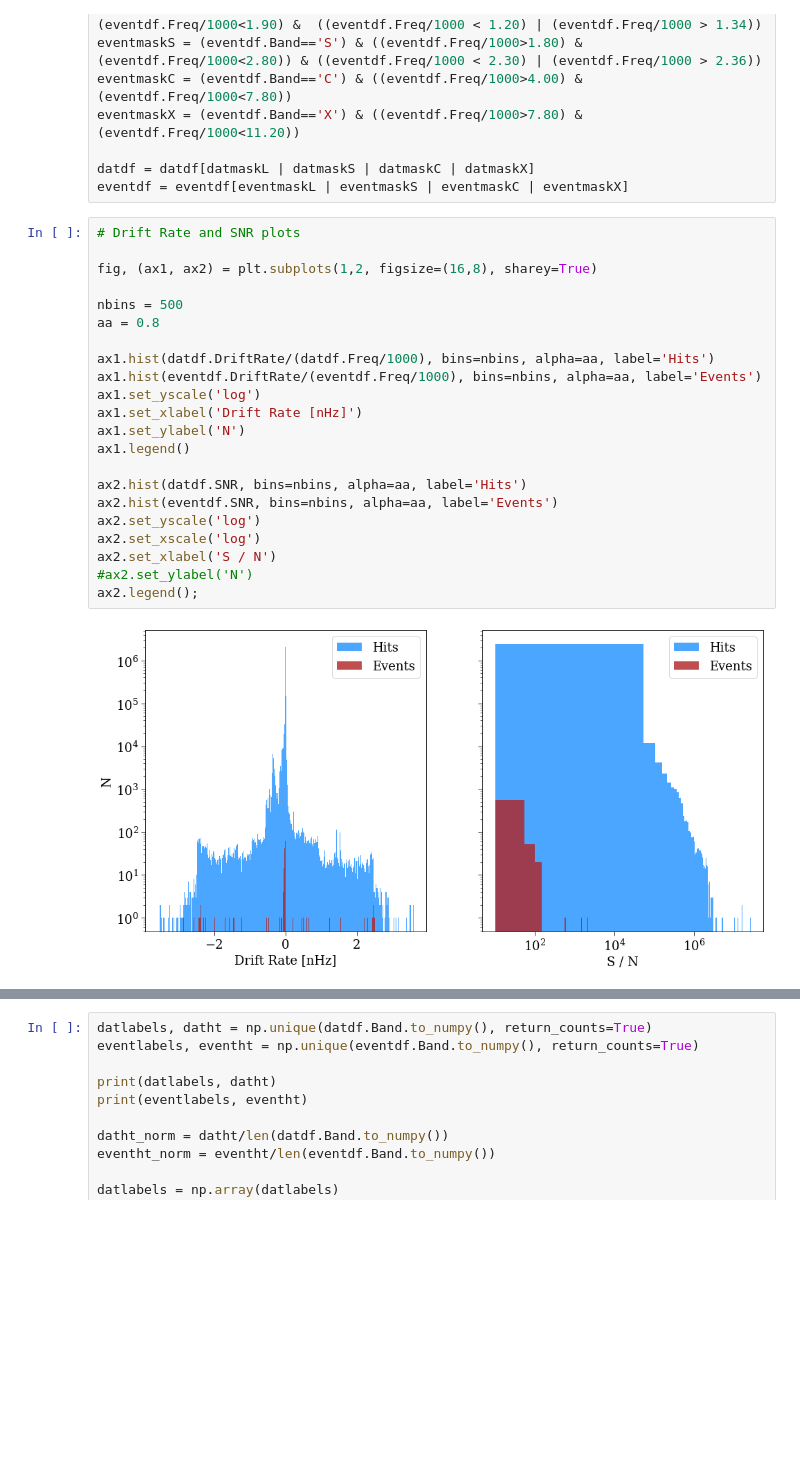
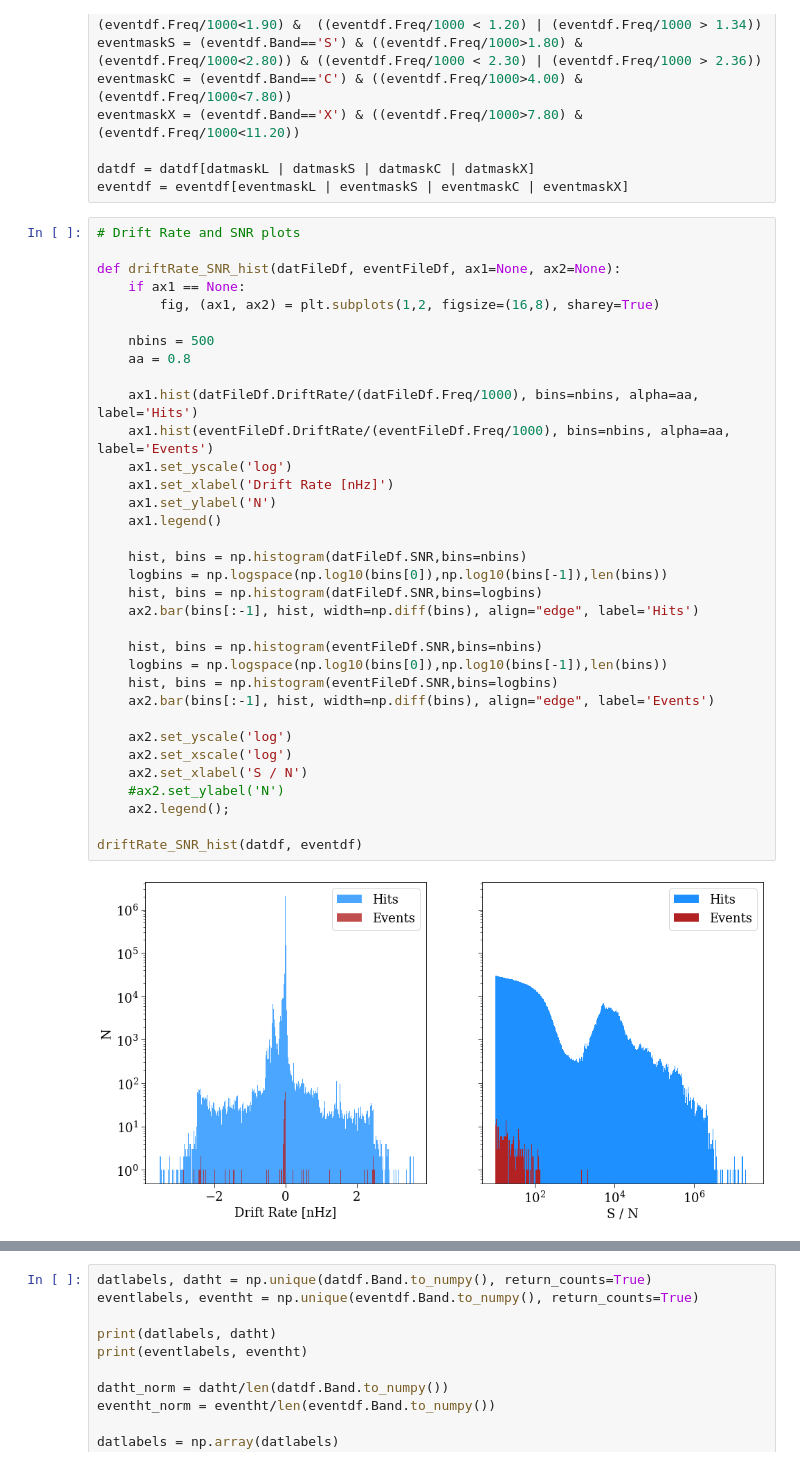
Before and after one commit to noahfranz13/BL-TESSsearch, a Jupyter notebook: analysis/hit_analysis.ipynb, the cells around one changed output, grey strips where cells are left out. Drawn from its saved outputs; the diff is of its cells as text; blank space fills up the shorter version.

```diff
--- a/analysis/hit_analysis.ipynb
+++ b/analysis/hit_analysis.ipynb
@@ -158,24 +158,36 @@ eventdf = eventdf[eventmaskL | eventmaskS | eventmaskC | eventmaskX]
 # %%
 # Drift Rate and SNR plots
 
-fig, (ax1, ax2) = plt.subplots(1,2, figsize=(16,8), sharey=True)
+def driftRate_SNR_hist(datFileDf, eventFileDf, ax1=None, ax2=None):
+    if ax1 == None:
+        fig, (ax1, ax2) = plt.subplots(1,2, figsize=(16,8), sharey=True)
 
-nbins = 500
-aa = 0.8
+    nbins = 500
+    aa = 0.8
 
-ax1.hist(datdf.DriftRate/(datdf.Freq/1000), bins=nbins, alpha=aa, label='Hits')
-ax1.hist(eventdf.DriftRate/(eventdf.Freq/1000), bins=nbins, alpha=aa, label='Events')
-ax1.set_yscale('log')
-ax1.set_xlabel('Drift Rate [nHz]')
-ax1.set_ylabel('N')
-ax1.legend()
+    ax1.hist(datFileDf.DriftRate/(datFileDf.Freq/1000), bins=nbins, alpha=aa, label='Hits')
+    ax1.hist(eventFileDf.DriftRate/(eventFileDf.Freq/1000), bins=nbins, alpha=aa, label='Events')
+    ax1.set_yscale('log')
+    ax1.set_xlabel('Drift Rate [nHz]')
+    ax1.set_ylabel('N')
+    ax1.legend()
 
-ax2.hist(datdf.SNR, bins=nbins, alpha=aa, label='Hits')
-ax2.hist(eventdf.SNR, bins=nbins, alpha=aa, label='Events')
-ax2.set_yscale('log')
-ax2.set_xscale('log')
-ax2.set_xlabel('S / N')
-#ax2.set_ylabel('N')
-ax2.legend();
+    hist, bins = np.histogram(datFileDf.SNR,bins=nbins)
+    logbins = np.logspace(np.log10(bins[0]),np.log10(bins[-1]),len(bins))
+    hist, bins = np.histogram(datFileDf.SNR,bins=logbins)
+    ax2.bar(bins[:-1], hist, width=np.diff(bins), align="edge", label='Hits')
+
+    hist, bins = np.histogram(eventFileDf.SNR,bins=nbins)
+    logbins = np.logspace(np.log10(bins[0]),np.log10(bins[-1]),len(bins))
+    hist, bins = np.histogram(eventFileDf.SNR,bins=logbins)
+    ax2.bar(bins[:-1], hist, width=np.diff(bins), align="edge", label='Events')
+
+    ax2.set_yscale('log')
+    ax2.set_xscale('log')
+    ax2.set_xlabel('S / N')
+    #ax2.set_ylabel('N')
+    ax2.legend();
+
+driftRate_SNR_hist(datdf, eventdf)
 # %% [output]
-[figure, old version]
+[figure, new version]
```
Also changed, not shown: parts of 3 cells of this notebook, 1 other file.
